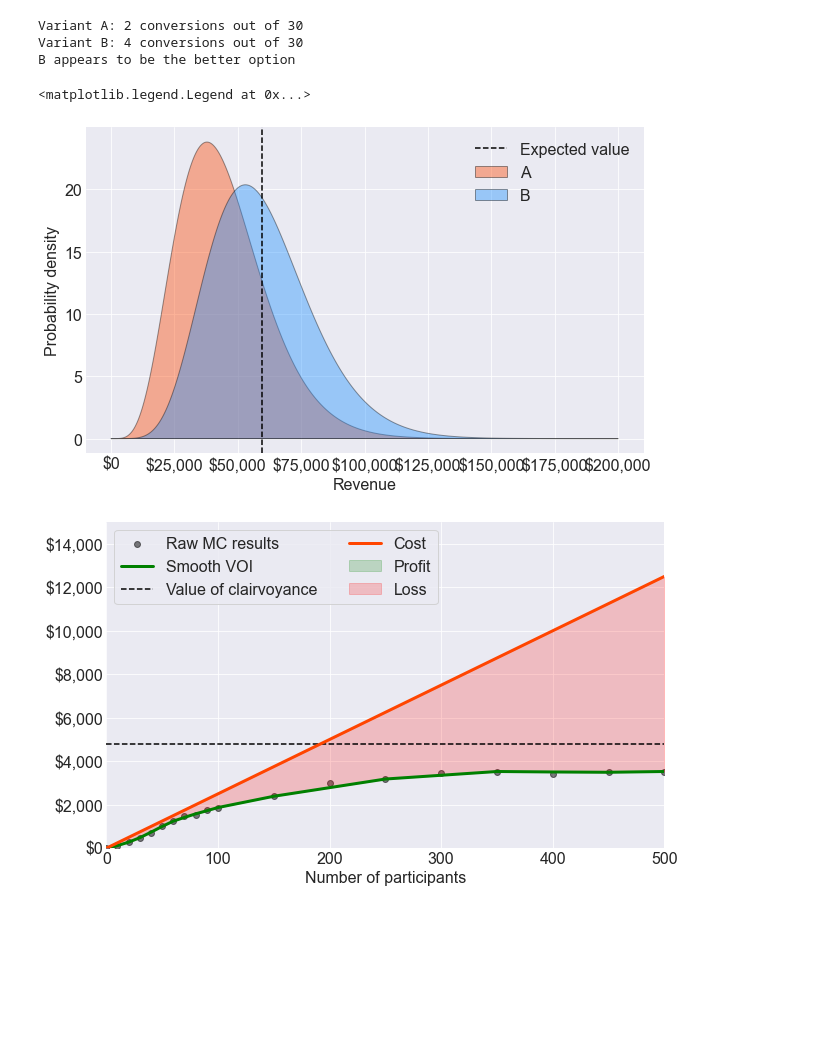
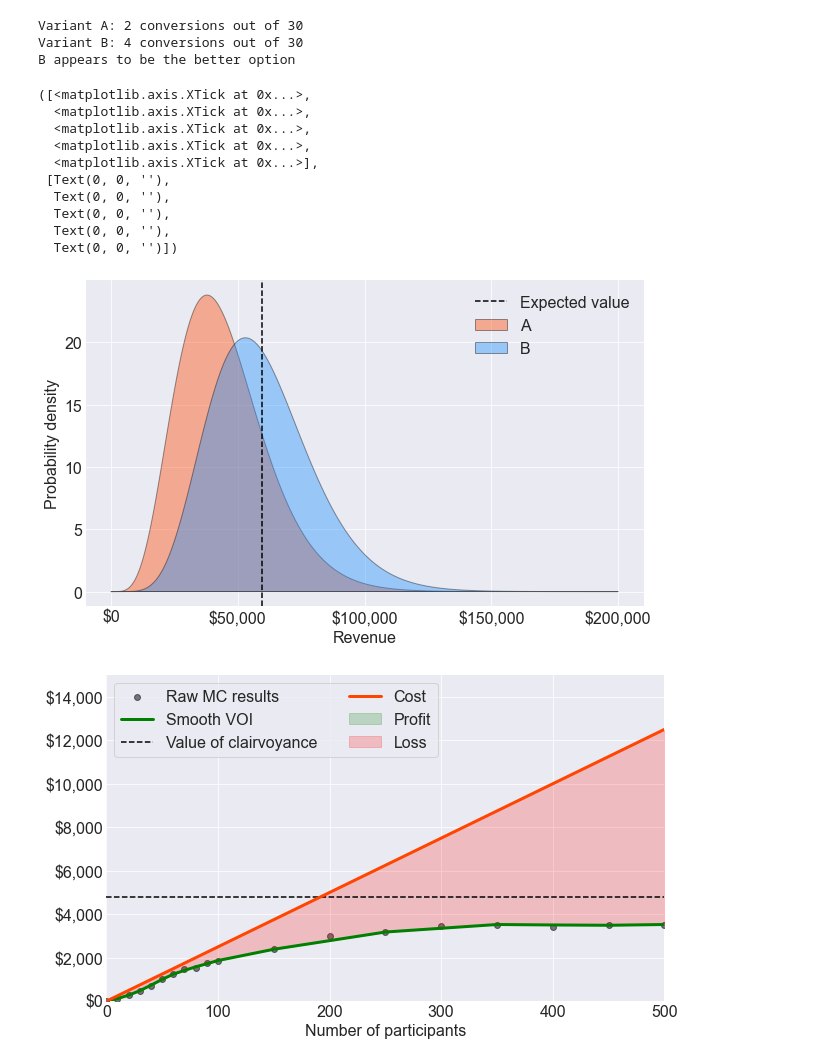
Before and after one commit to tbuffington7/valuable-AB-testing, a Jupyter notebook: AB_testing_notebook.ipynb, the cells around one changed output. Cells and saved outputs as stored; diff of their text form; code cells hidden in the pictures; blank space fills up the shorter version.

```diff
--- a/AB_testing_notebook.ipynb
+++ b/AB_testing_notebook.ipynb
@@ -161,11 +185,21 @@ B appears to be the better option
 # %%
 plt.axvline(updated_value, linestyle='--', color='k')
 A.plot_value_dist('orangered')
 B.plot_value_dist('dodgerblue')
 plt.legend(['Expected value', 'A', 'B'])
+plt.xticks(np.linspace(0,200000, 5))
 # %% [output]
-<matplotlib.legend.Legend at 0x...>
+([<matplotlib.axis.XTick at 0x...>,
+  <matplotlib.axis.XTick at 0x...>,
+  <matplotlib.axis.XTick at 0x...>,
+  <matplotlib.axis.XTick at 0x...>,
+  <matplotlib.axis.XTick at 0x...>],
+ [Text(0, 0, ''),
+  Text(0, 0, ''),
+  Text(0, 0, ''),
+  Text(0, 0, ''),
+  Text(0, 0, '')])
-[figure, old version]
+[figure, new version]
 # %%
 voi_list_informed = voi_vs_sample_size(sample_sizes, A, B)
 voc_informed = calc_voc(A, B)
```
Also changed, not shown: parts of 3 cells of this notebook.
